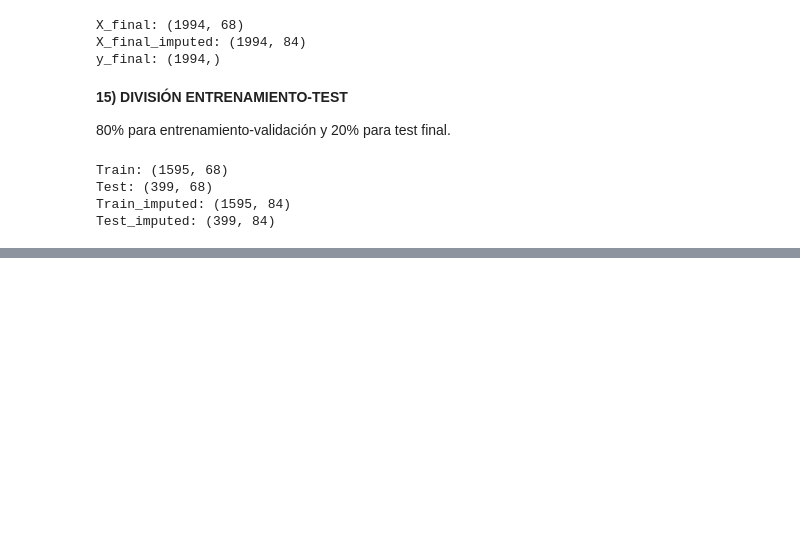
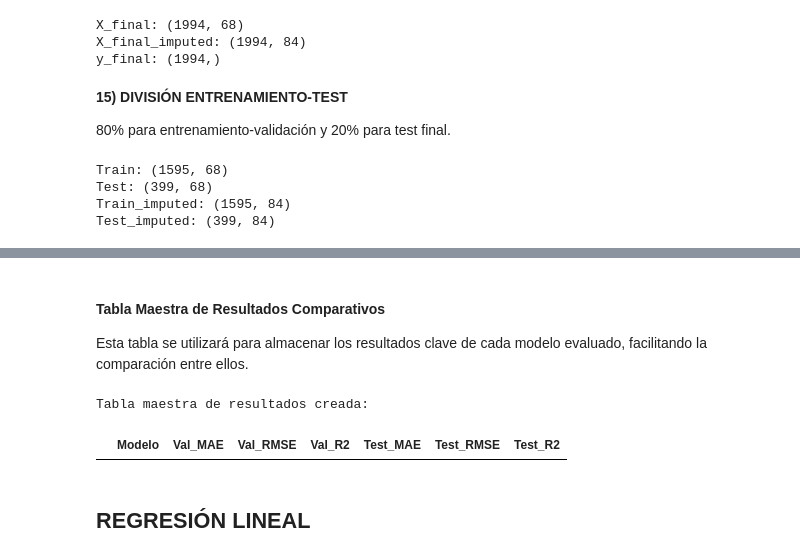
Before and after one commit to josemesa0112/machine-learning-repository, a Jupyter notebook: Machine_Learning_applied_to_Crime_Prediction.ipynb, the cells around one changed output, grey strips where cells are left out. Cells and saved outputs as stored; diff of their text form; code cells hidden in the pictures; blank space fills up the shorter version.

```diff
--- a/Machine_Learning_applied_to_Crime_Prediction.ipynb
+++ b/Machine_Learning_applied_to_Crime_Prediction.ipynb
@@ -405,0 +524,25 @@ Test_imputed: (399, 84)
+# %% [markdown]
+#### Tabla Maestra de Resultados Comparativos
+
+Esta tabla se utilizará para almacenar los resultados clave de cada modelo evaluado, facilitando la comparación entre ellos.
+# %%
+# Crear la tabla maestra vacía
+master_results_df = pd.DataFrame(
+    columns=[
+        "Modelo",
+        "Val_MAE",
+        "Val_RMSE",
+        "Val_R2",
+        "Test_MAE",
+        "Test_RMSE",
+        "Test_R2"
+    ]
+)
+
+print("Tabla maestra de resultados creada:")
+display(master_results_df)
+# %% [output]
+Tabla maestra de resultados creada:
+|  | Modelo | Val_MAE | Val_RMSE | Val_R2 | Test_MAE | Test_RMSE | Test_R2 |
+# %% [markdown]
+## **REGRESIÓN LINEAL**
```
Also changed, not shown: parts of 13 cells of this notebook.
